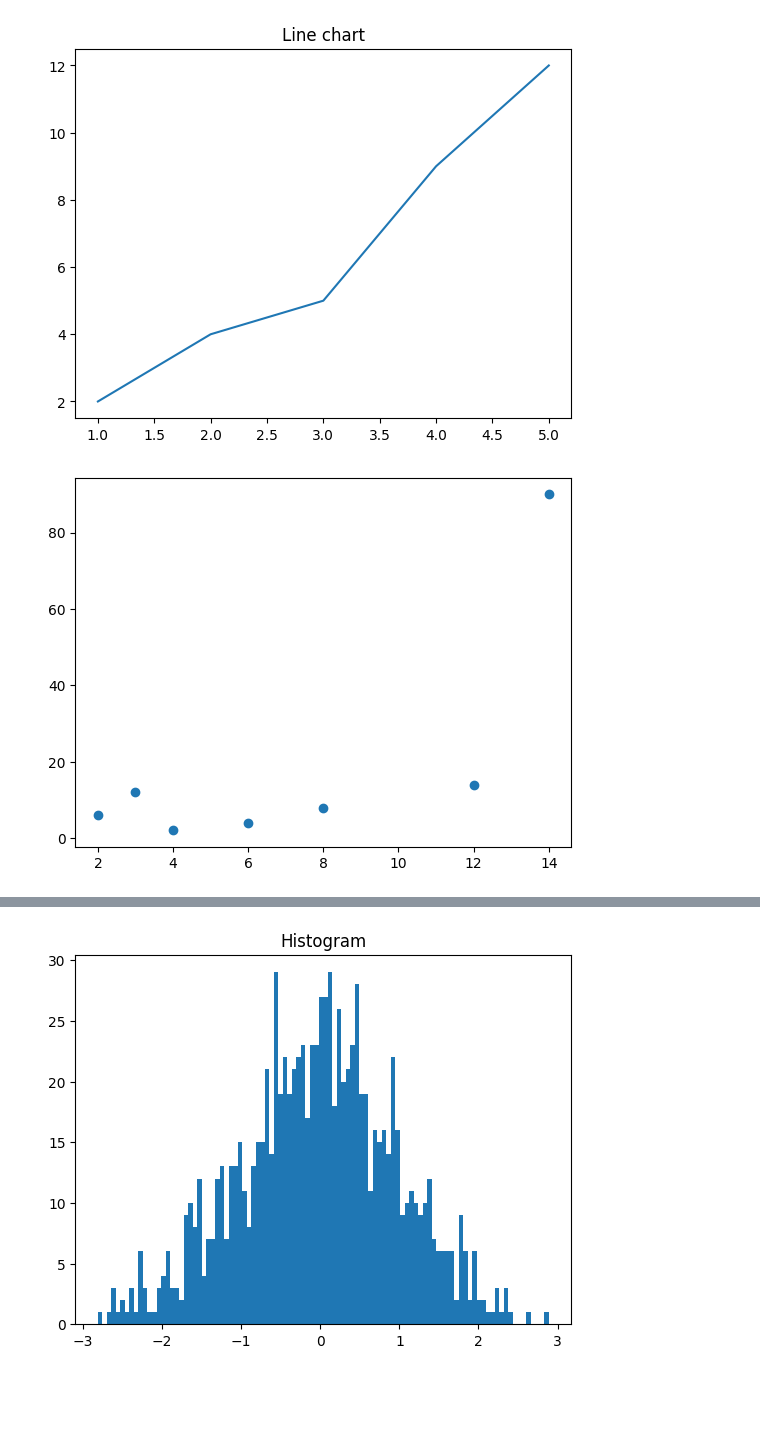
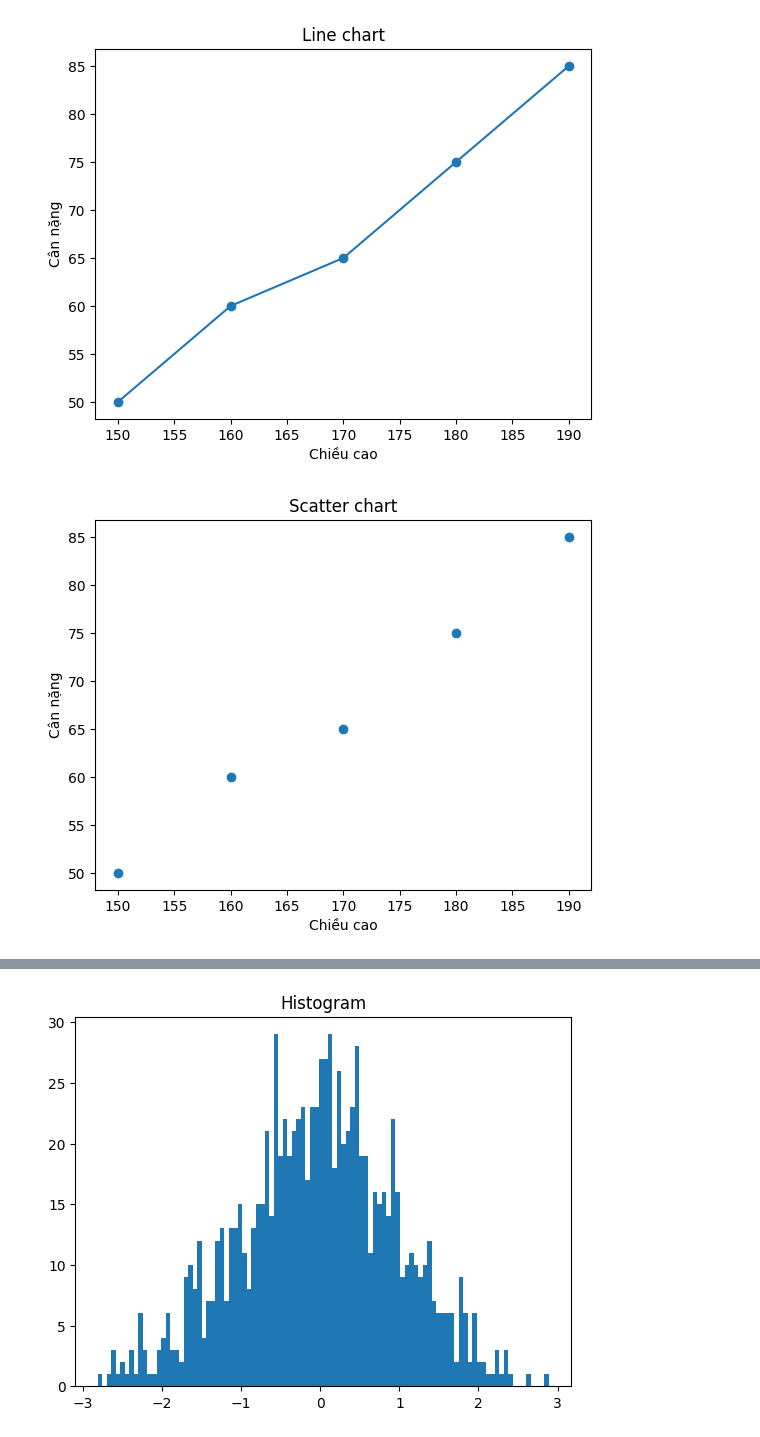
Before and after one commit to dien-tran/dientran-python, a Jupyter notebook: Lab4_Matplotlib/bt_matplotlib.ipynb, the cells around one changed output, grey strips where cells are left out. Cells and saved outputs as stored; diff of their text form; code cells hidden in the pictures; blank space fills up the shorter version.

```diff
--- a/Lab4_Matplotlib/bt_matplotlib.ipynb
+++ b/Lab4_Matplotlib/bt_matplotlib.ipynb
@@ -2,23 +2,30 @@
 import matplotlib.pyplot as plt
 
 def CreateALineChart():
-    x=[1,2,3,4,5]
-    y=[2,4,5,9,12]
-    plt.plot(x,y)
+    # Dữ liệu mẫu: chiều cao (cm) và cân nặng (kg)
+    heights = [150, 160, 170, 180, 190]
+    weights = [50, 60, 65, 75, 85]
+    # Vẽ đường với marker 'o' để hiển thị từng điểm
+    plt.plot(heights, weights, marker='o')
     plt.title("Line chart")
+    plt.xlabel("Chiều cao")
+    plt.ylabel("Cân nặng")
     plt.show()
 
 CreateALineChart()
 # %% [output]
-[figure, old version]
+[figure, new version]
 # %%
 def CreateAScatterPlot():
-    x=[4,6,2,8,3,12,14]
-    y=[2,4,6,8,12,14,90]
-    plt.scatter(x,y)
+    heights = [150, 160, 170, 180, 190]
+    weights = [50, 60, 65, 75, 85]
+    plt.scatter(heights, weights, marker='o')
+    plt.title("Scatter chart")
+    plt.xlabel("Chiều cao")
+    plt.ylabel("Cân nặng")
     plt.show()
 
 CreateAScatterPlot()
 # %% [output]
-[figure, old version]
+[figure, new version]
 # %%
```
Also changed, not shown: parts of 1 cell of this notebook.
